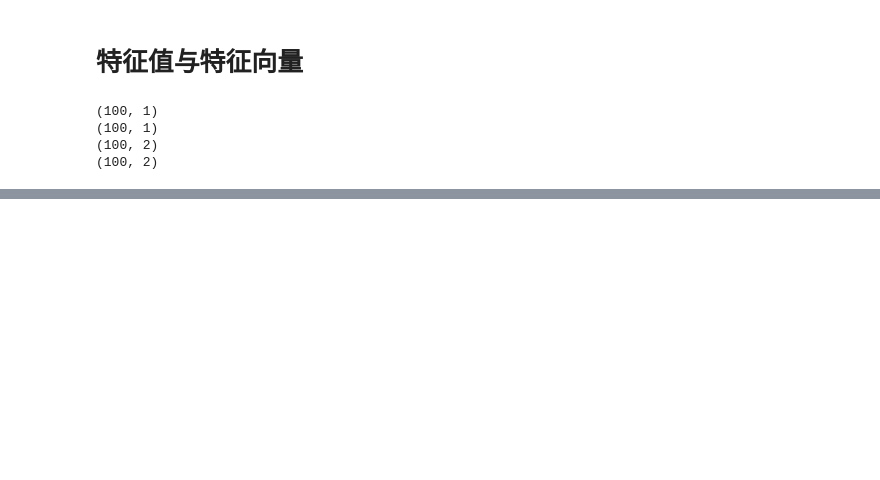
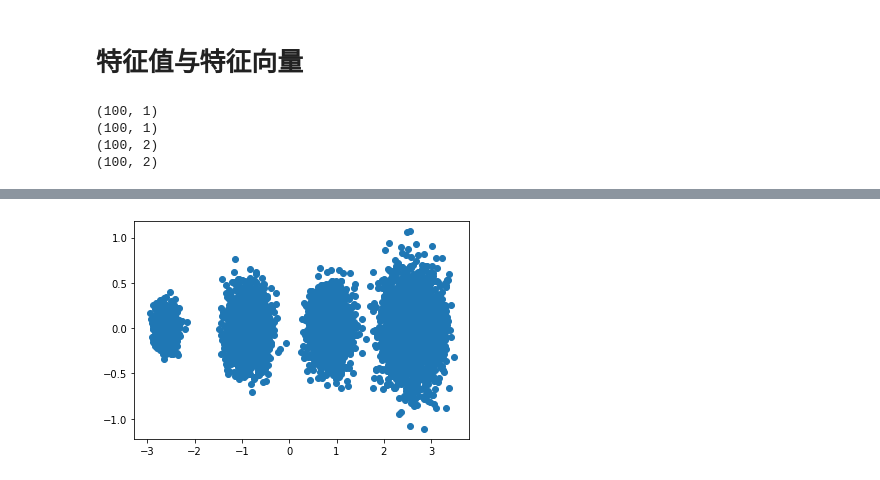
Before and after one commit to GengYiran/Deep-Python, a Jupyter notebook: Notes-and-Excercise/6numpy基础.ipynb, the cells around one changed output, grey strips where cells are left out. Cells and saved outputs as stored; diff of their text form; code cells hidden in the pictures; blank space fills up the shorter version.

```diff
--- a/Notes-and-Excercise/6numpy基础.ipynb
+++ b/Notes-and-Excercise/6numpy基础.ipynb
@@ -393,0 +570,7 @@ plt.show()
+# %%
+# 获取第一个和第三个特征
+a = np.hstack((eigvector[:, 0].reshape(3, -1), eigvector[:, -1].reshape(3, -1)))
+print(a)
+X = X - X.mean(axis=0)
+X_new1 = X.dot(a)
+print(X_new1)
@@ -393,0 +588,5 @@ plt.show()
+# %%
+fig = plt.scatter(X_new1[:, 0], X_new1[:, 1], marker='o')
+plt.show()
+# %% [output]
+[figure, added]
```
Also changed, not shown: parts of 20 cells of this notebook, 7 other files.
